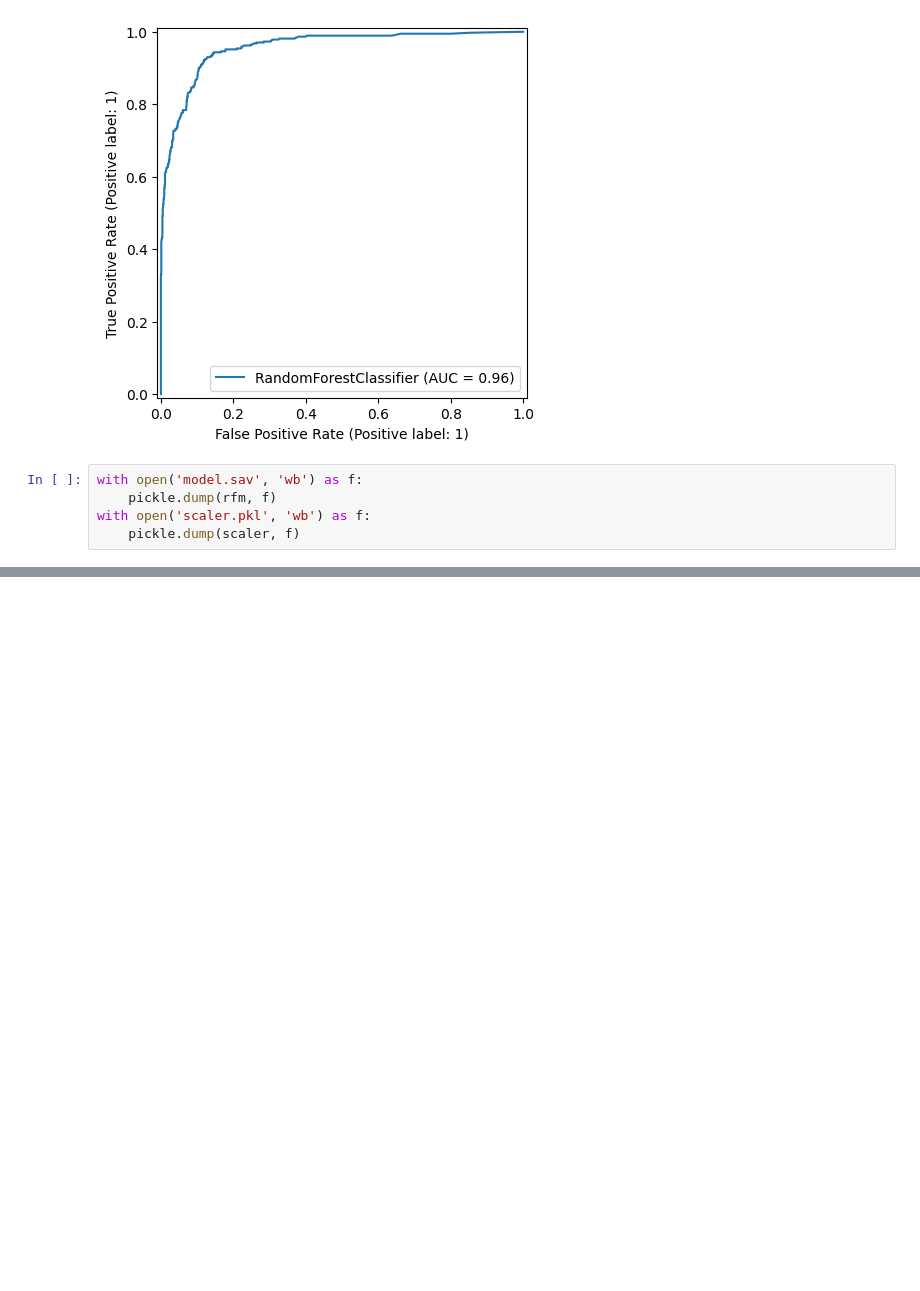
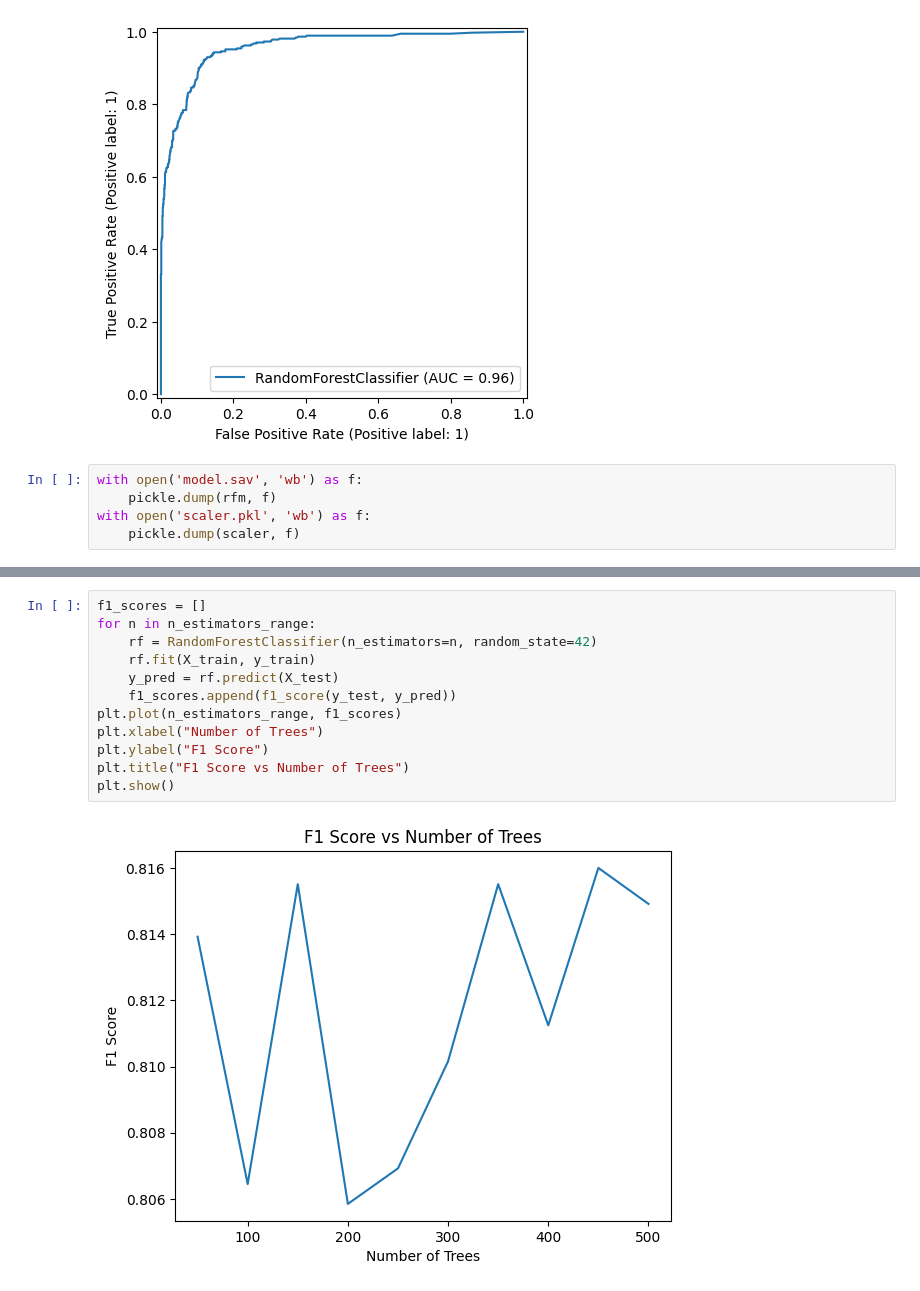
Before and after one commit to Gauraang05/Stroke-Predictor, a Jupyter notebook: stroke_prediction.ipynb, the cells around one changed output, grey strips where cells are left out. Saved outputs shown, nothing was run; the diff lists cells and outputs as text; blank space fills up the shorter version.

```diff
--- a/stroke_prediction.ipynb
+++ b/stroke_prediction.ipynb
@@ -558,0 +577,14 @@ with open('scaler.pkl', 'wb') as f:
+# %%
+f1_scores = []
+for n in n_estimators_range:
+    rf = RandomForestClassifier(n_estimators=n, random_state=42)
+    rf.fit(X_train, y_train)
+    y_pred = rf.predict(X_test)
+    f1_scores.append(f1_score(y_test, y_pred))
+plt.plot(n_estimators_range, f1_scores)
+plt.xlabel("Number of Trees")
+plt.ylabel("F1 Score")
+plt.title("F1 Score vs Number of Trees")
+plt.show()
+# %% [output]
+[figure, added]
```
Also changed, not shown: parts of 5 cells of this notebook.
